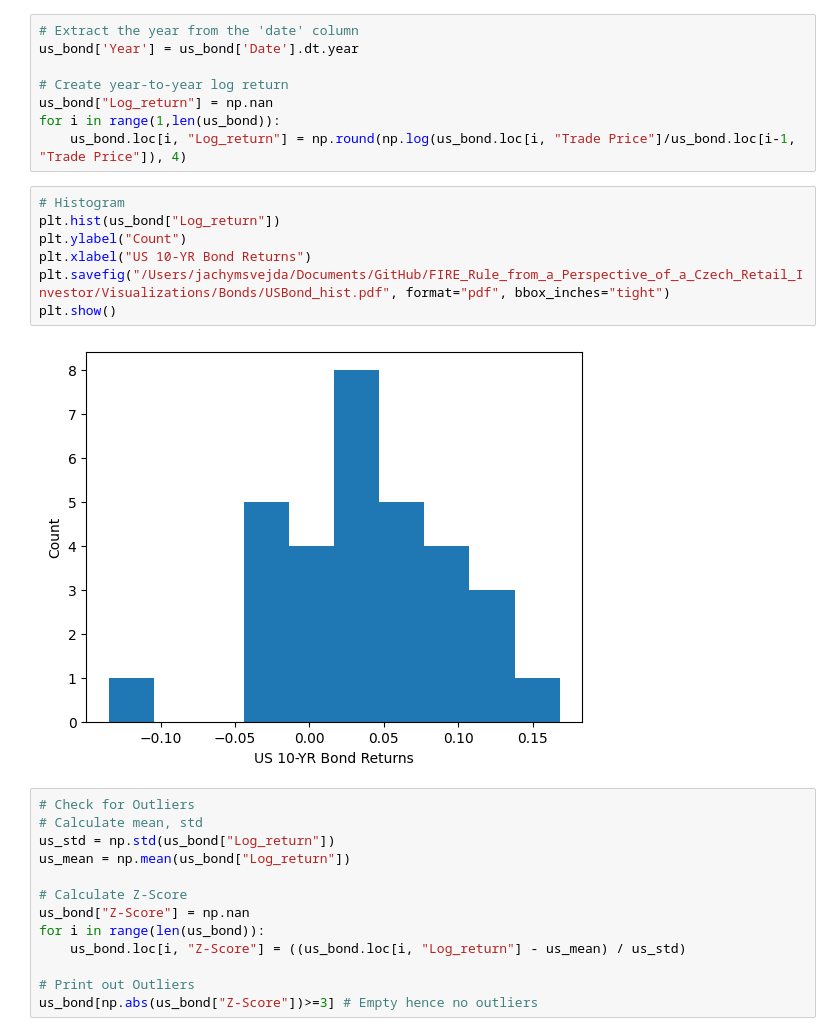
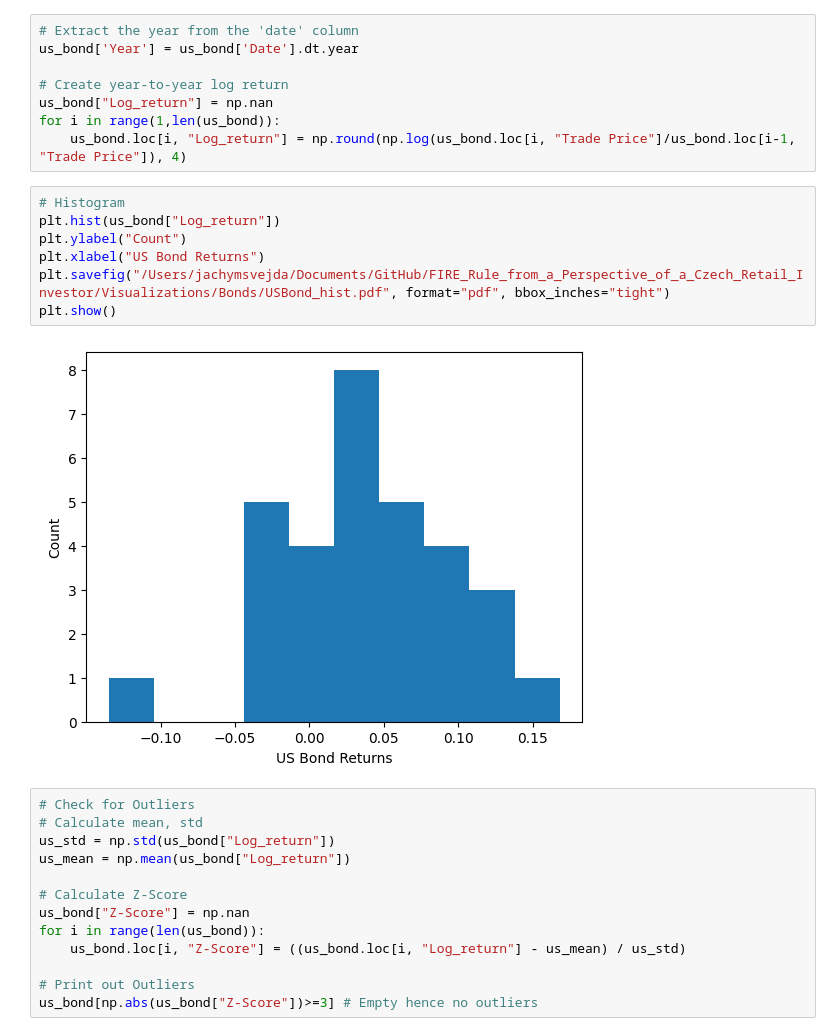
Before and after one commit to JachymS/FIRE_Rule_from_a_Perspective_of_a_Czech_Retail_Investor, a Jupyter notebook: processing/Bonds.ipynb, the cells around one changed output. Saved outputs shown, nothing was run; the diff lists cells and outputs as text.

```diff
--- a/processing/Bonds.ipynb
+++ b/processing/Bonds.ipynb
@@ -201,12 +201,12 @@ for i in range(1,len(us_bond)):
 # %%
 # Histogram
 plt.hist(us_bond["Log_return"])
 plt.ylabel("Count")
-plt.xlabel("US 10-YR Bond Returns")
+plt.xlabel("US Bond Returns")
 plt.savefig("/Users/jachymsvejda/Documents/GitHub/FIRE_Rule_from_a_Perspective_of_a_Czech_Retail_Investor/Visualizations/Bonds/USBond_hist.pdf", format="pdf", bbox_inches="tight")
 plt.show()
 # %% [output]
-[figure, old version]
+[figure, new version]
 # %%
 # Check for Outliers
 # Calculate mean, std
```
Also changed, not shown: parts of 2 cells of this notebook, 6 other files.
